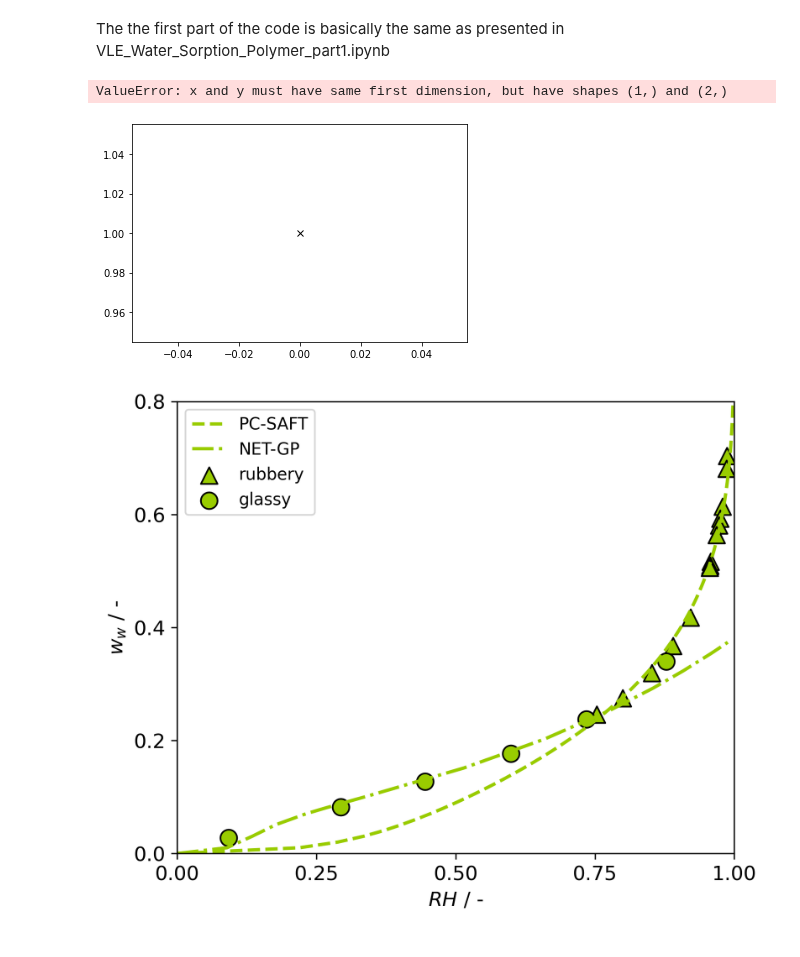
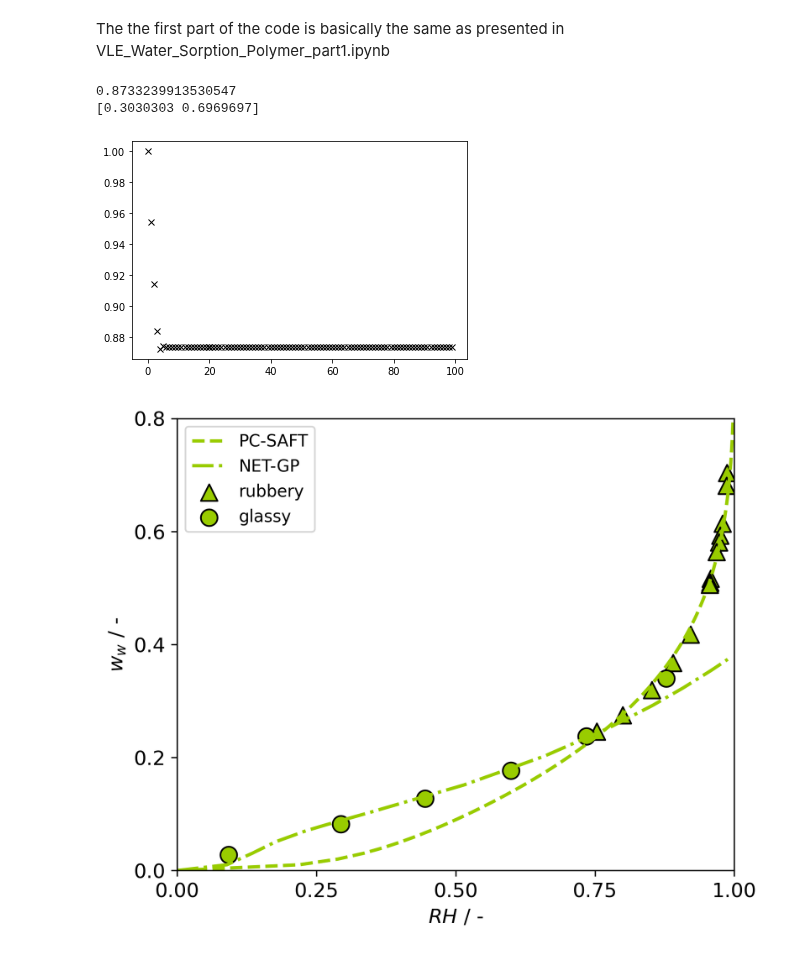
Before and after one commit to Borrdom/diffusionpy, a Jupyter notebook: examples_notebooks/VLE Water sorption polymer with NET-GP copy.ipynb, the cells around one changed output. Drawn from its saved outputs; the diff is of its cells as text; code cells hidden in the pictures.

```diff
--- a/examples_notebooks/VLE Water sorption polymer with NET-GP copy.ipynb
+++ b/examples_notebooks/VLE Water sorption polymer with NET-GP copy.ipynb
@@ -34,38 +34,39 @@ lngammai=np.asarray([SAFTSAC(T,vpures,np.ascontiguousarray(xi[:,i]),mi,sigi,ui,e
 # %%
 def SAFTSAC(T,vpure,vmol,xi,mi,sigi,ui,epsAiBi,kapi,N,kij,kijAB):
     NA = 6.0221407e23
     #vpfracNET=(1-ksw*RH**2)/xi[0]
     #vmol=v0pNE/vpfracNET
     #vmol=np.sum(vpure*xi)
     vpfrac=vpure/vmol
     di=sigi*(1.-0.12*np.exp(-3*ui/T))
     eta=np.pi/6*np.sum(mi*xi.real*di**3)/vmol/(10.**10)**3*NA
     etapure=np.pi/6*mi*di**3/vpure/(10.**10)**3*NA
     lngammaid=np.log(vpfrac)+1-vpfrac
     arespures=np.asarray([ares(T,val,np.asarray([1.]),np.asarray([mi[i]]),np.asarray([sigi[i]]),np.asarray([ui[i]]),np.asarray([epsAiBi[i]]),np.asarray([kapi[i]]),np.asarray([N[i]]),None,None)[0] for i,val in enumerate(etapure)])
     _,mures,Z1=ares(T,eta,xi,mi,sigi,ui,epsAiBi,kapi,N,kij,kijAB)
     Z1=1.
     lngammares=mures-arespures
     lngammap=vpure/vmol*(Z1-1)
     return lngammaid+lngammares-lngammap+np.log(xi) #pressur correction not needed. so Z1=1
 
 vpuresNET=np.copy(vpures)
 vpuresNET[1]=v0p
-idx=1
+idx=30
 RH=wi[0,idx]*0+1
-
+alpha=0.05
 for i in range(100):
     plt.plot(i,RH,'kx')
     vmol=v0p/(1-ksw*RH**2)*(1-xi[0,idx])
     #vpuresNET[0]=(vmol)/xi[0,5]
     lnaiw=SAFTSAC(T,vpuresNET,vmol,np.ascontiguousarray(xi[:,idx]),mi,sigi,ui,epsAiBi,kapi,N,kij,None).flatten()
-    RH=np.exp(lnaiw)*0.01+RH*0.99
+    RH=np.exp(lnaiw[0])*alpha+RH*(1-alpha)
 plt.plot(20,RH,'kx')
 print(RH)
 print(wi[:,idx])
 # %% [output]
-ValueError: x and y must have same first dimension, but have shapes (1,) and (2,)
+0.8733239913530547
+[0.3030303 0.6969697]
-[figure, old version]
+[figure, new version]
 # %%
 
 RHvec = np.exp(lnaiw)
```
Also changed, not shown: 5 other files.
